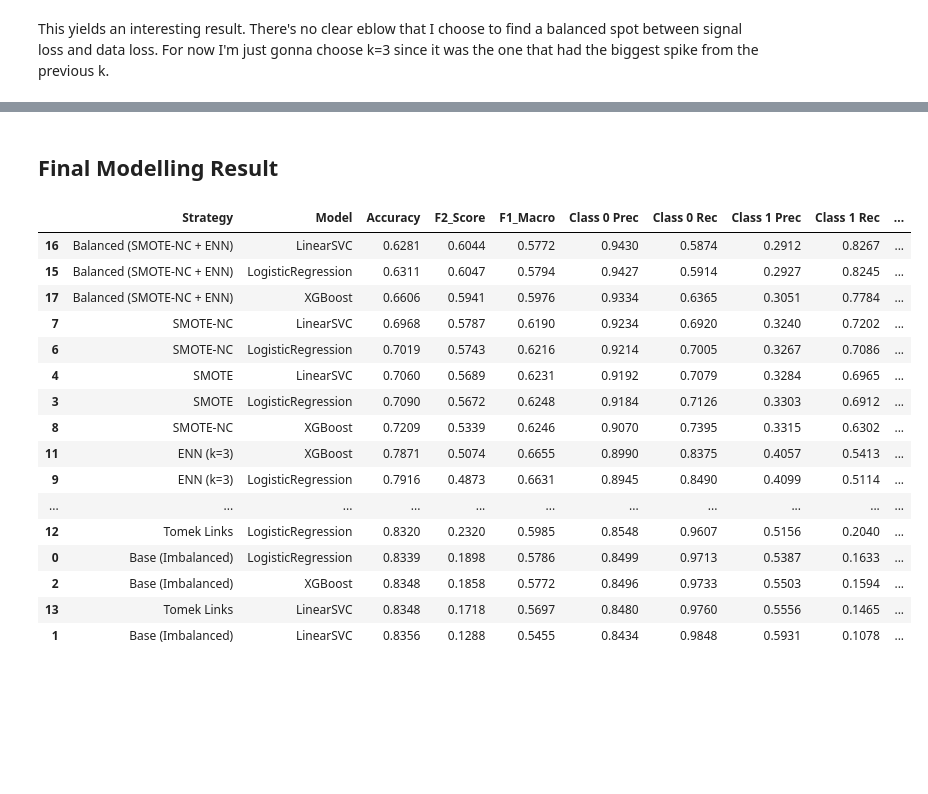
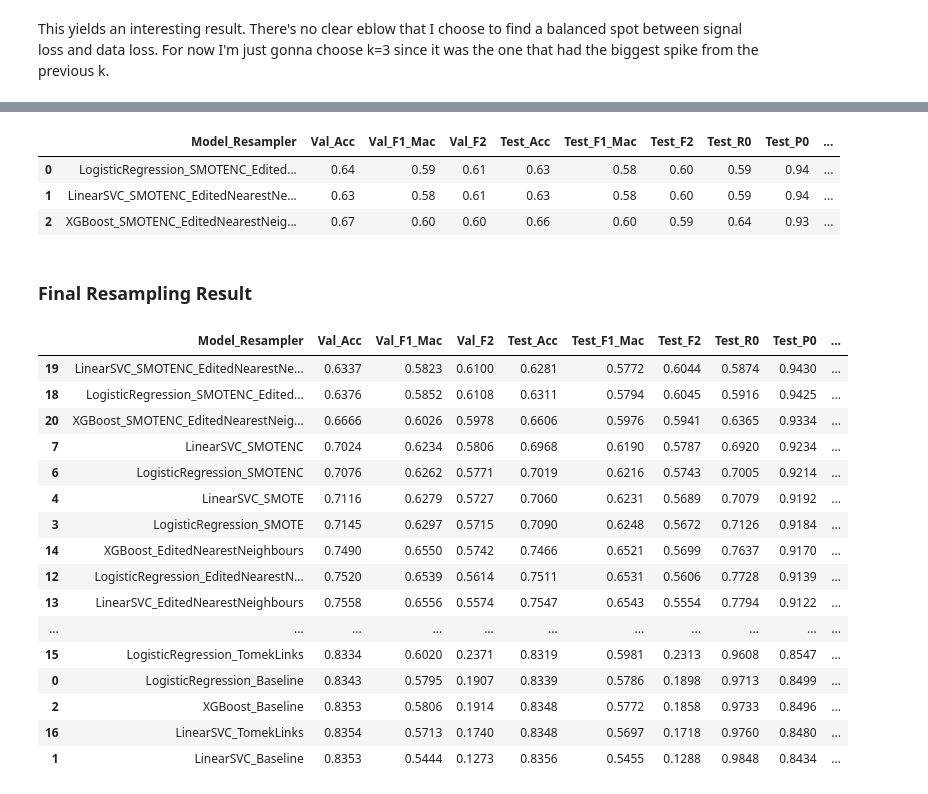
Before and after one commit to yukienjoyer7/Diabetes-Early-Diagnosis-BRFSS-2024, a Jupyter notebook: Modelling_Dion.ipynb, the cells around one changed output, grey strips where cells are left out. Cells and saved outputs as stored; diff of their text form; code cells hidden in the pictures; blank space fills up the shorter version.

```diff
--- a/Modelling_Dion.ipynb
+++ b/Modelling_Dion.ipynb
@@ -761,3 +740,7 @@ Name: count, dtype: int64
 # %%
-result_enn = train_and_evaluate(df_train_enn, df_test_fe)
+enn = EditedNearestNeighbours(n_neighbors=3, n_jobs=-1)
+
+resamplers = [enn]
+
+result_enn = train_and_evaluate(df_train_fe, df_test_fe, resamplers)
 # %% [output]
@@ -776,0 +757,6 @@ result_enn
+# %%
+enn = EditedNearestNeighbours(n_neighbors=5, n_jobs=-1)
+
+resamplers = [enn]
+
+result_enn_k5 = train_and_evaluate(df_train_fe, df_test_fe, resamplers)
@@ -805,4 +776,6 @@ Name: count, dtype: int64
 # %%
-result_tl = train_and_evaluate(df_train_tl, df_test_fe)
-result_tl
+tl = TomekLinks(sampling_strategy='majority', n_jobs=-1)
+
+resamplers = [tl]
+result_tl = train_and_evaluate(df_train_fe, df_test_fe, resamplers)
 # %% [output]
@@ -856,4 +798,11 @@ Name: count, dtype: int64
 # %%
-result_balanced = train_and_evaluate(df_train_balanced, df_test_fe)
-result_balanced
+excluded_features = ['_BMI5', 'MENTHLTH', 'DIABETE4']
+cat_features = [feature for feature in df_train_fe.columns if feature not in excluded_features]
+
+smotenc = SMOTENC(random_state=RANDOM_STATE, categorical_features=cat_features)
+
+enn = EditedNearestNeighbours(n_neighbors=3, sampling_strategy='all', n_jobs=-1)
+
+resamplers = [smotenc, enn]
+result_balanced = train_and_evaluate(df_train_fe, df_test_fe, resamplers)
 # %% [output]
@@ -870,37 +812,45 @@ Training XGBoost...
+# %%
+result_balanced
+# %% [output]
+|  | Model_Resampler | Val_Acc | Val_F1_Mac | Val_F2 | Test_Acc | Test_F1_Mac | Test_F2 | Test_R0 | Test_P0 | ... |
+| 0 | LogisticRegression_SMOTENC_Edited... | 0.64 | 0.59 | 0.61 | 0.63 | 0.58 | 0.60 | 0.59 | 0.94 | ... |
+| 1 | LinearSVC_SMOTENC_EditedNearestNe... | 0.63 | 0.58 | 0.61 | 0.63 | 0.58 | 0.60 | 0.59 | 0.94 | ... |
+| 2 | XGBoost_SMOTENC_EditedNearestNeig... | 0.67 | 0.60 | 0.60 | 0.66 | 0.60 | 0.59 | 0.64 | 0.93 | ... |
 # %% [markdown]
-## Final Modelling Result
+### Final Resampling Result
 # %%
 results = [
     result_base.assign(Strategy='Base (Imbalanced)'),
-    result_smote.assign(Strategy="SMOTE"),
-    result_smotenc.assign(Strategy='SMOTE-NC'),
+    results_smote.assign(Strategy="SMOTE"),
+    results_smotenc.assign(Strategy='SMOTE-NC'),
     result_enn.assign(Strategy='ENN (k=3)'),
+    result_enn_k5.assign(Strategy='ENN (k=5)'),
     result_tl.assign(Strategy='Tomek Links'),
     result_balanced.assign(Strategy='Balanced (SMOTE-NC + ENN)')
 ]
 
 df_comparison = pd.concat(results, ignore_index=True)
 
-cols = ['Strategy', 'Model', 'Accuracy','F2_Score', 'F1_Macro', 'Class 0 Prec', 'Class 0 Rec', 'Class 1 Prec', 'Class 1 Rec', 'Financial_Impact_USD']
-df_final = df_comparison[cols].sort_values(by=['Financial_Impact_USD'], ascending=False)
+df_final = df_comparison.sort_values(by=['Financial_Impact_USD'], ascending=False)
+df_final.to_csv('result_resample.csv')
 
 pd.options.display.float_format = '{:,.4f}'.format
 df_final
 # %% [output]
-|  | Strategy | Model | Accuracy | F2_Score | F1_Macro | Class 0 Prec | Class 0 Rec | Class 1 Prec | Class 1 Rec | ... |
-| 16 | Balanced (SMOTE-NC + ENN) | LinearSVC | 0.6281 | 0.6044 | 0.5772 | 0.9430 | 0.5874 | 0.2912 | 0.8267 | ... |
-| 15 | Balanced (SMOTE-NC + ENN) | LogisticRegression | 0.6311 | 0.6047 | 0.5794 | 0.9427 | 0.5914 | 0.2927 | 0.8245 | ... |
-| 17 | Balanced (SMOTE-NC + ENN) | XGBoost | 0.6606 | 0.5941 | 0.5976 | 0.9334 | 0.6365 | 0.3051 | 0.7784 | ... |
-| 7 | SMOTE-NC | LinearSVC | 0.6968 | 0.5787 | 0.6190 | 0.9234 | 0.6920 | 0.3240 | 0.7202 | ... |
-| 6 | SMOTE-NC | LogisticRegression | 0.7019 | 0.5743 | 0.6216 | 0.9214 | 0.7005 | 0.3267 | 0.7086 | ... |
-| 4 | SMOTE | LinearSVC | 0.7060 | 0.5689 | 0.6231 | 0.9192 | 0.7079 | 0.3284 | 0.6965 | ... |
-| 3 | SMOTE | LogisticRegression | 0.7090 | 0.5672 | 0.6248 | 0.9184 | 0.7126 | 0.3303 | 0.6912 | ... |
-| 8 | SMOTE-NC | XGBoost | 0.7209 | 0.5339 | 0.6246 | 0.9070 | 0.7395 | 0.3315 | 0.6302 | ... |
-| 11 | ENN (k=3) | XGBoost | 0.7871 | 0.5074 | 0.6655 | 0.8990 | 0.8375 | 0.4057 | 0.5413 | ... |
-| 9 | ENN (k=3) | LogisticRegression | 0.7916 | 0.4873 | 0.6631 | 0.8945 | 0.8490 | 0.4099 | 0.5114 | ... |
+|  | Model_Resampler | Val_Acc | Val_F1_Mac | Val_F2 | Test_Acc | Test_F1_Mac | Test_F2 | Test_R0 | Test_P0 | ... |
+| 19 | LinearSVC_SMOTENC_EditedNearestNe... | 0.6337 | 0.5823 | 0.6100 | 0.6281 | 0.5772 | 0.6044 | 0.5874 | 0.9430 | ... |
+| 18 | LogisticRegression_SMOTENC_Edited... | 0.6376 | 0.5852 | 0.6108 | 0.6311 | 0.5794 | 0.6045 | 0.5916 | 0.9425 | ... |
+| 20 | XGBoost_SMOTENC_EditedNearestNeig... | 0.6666 | 0.6026 | 0.5978 | 0.6606 | 0.5976 | 0.5941 | 0.6365 | 0.9334 | ... |
+| 7 | LinearSVC_SMOTENC | 0.7024 | 0.6234 | 0.5806 | 0.6968 | 0.6190 | 0.5787 | 0.6920 | 0.9234 | ... |
+| 6 | LogisticRegression_SMOTENC | 0.7076 | 0.6262 | 0.5771 | 0.7019 | 0.6216 | 0.5743 | 0.7005 | 0.9214 | ... |
+| 4 | LinearSVC_SMOTE | 0.7116 | 0.6279 | 0.5727 | 0.7060 | 0.6231 | 0.5689 | 0.7079 | 0.9192 | ... |
+| 3 | LogisticRegression_SMOTE | 0.7145 | 0.6297 | 0.5715 | 0.7090 | 0.6248 | 0.5672 | 0.7126 | 0.9184 | ... |
+| 14 | XGBoost_EditedNearestNeighbours | 0.7490 | 0.6550 | 0.5742 | 0.7466 | 0.6521 | 0.5699 | 0.7637 | 0.9170 | ... |
+| 12 | LogisticRegression_EditedNearestN... | 0.7520 | 0.6539 | 0.5614 | 0.7511 | 0.6531 | 0.5606 | 0.7728 | 0.9139 | ... |
+| 13 | LinearSVC_EditedNearestNeighbours | 0.7558 | 0.6556 | 0.5574 | 0.7547 | 0.6543 | 0.5554 | 0.7794 | 0.9122 | ... |
 | ... | ... | ... | ... | ... | ... | ... | ... | ... | ... | ... |
-| 12 | Tomek Links | LogisticRegression | 0.8320 | 0.2320 | 0.5985 | 0.8548 | 0.9607 | 0.5156 | 0.2040 | ... |
-| 0 | Base (Imbalanced) | LogisticRegression | 0.8339 | 0.1898 | 0.5786 | 0.8499 | 0.9713 | 0.5387 | 0.1633 | ... |
-| 2 | Base (Imbalanced) | XGBoost | 0.8348 | 0.1858 | 0.5772 | 0.8496 | 0.9733 | 0.5503 | 0.1594 | ... |
-| 13 | Tomek Links | LinearSVC | 0.8348 | 0.1718 | 0.5697 | 0.8480 | 0.9760 | 0.5556 | 0.1465 | ... |
-| 1 | Base (Imbalanced) | LinearSVC | 0.8356 | 0.1288 | 0.5455 | 0.8434 | 0.9848 | 0.5931 | 0.1078 | ... |
+| 15 | LogisticRegression_TomekLinks | 0.8334 | 0.6020 | 0.2371 | 0.8319 | 0.5981 | 0.2313 | 0.9608 | 0.8547 | ... |
+| 0 | LogisticRegression_Baseline | 0.8343 | 0.5795 | 0.1907 | 0.8339 | 0.5786 | 0.1898 | 0.9713 | 0.8499 | ... |
+| 2 | XGBoost_Baseline | 0.8353 | 0.5806 | 0.1914 | 0.8348 | 0.5772 | 0.1858 | 0.9733 | 0.8496 | ... |
+| 16 | LinearSVC_TomekLinks | 0.8354 | 0.5713 | 0.1740 | 0.8348 | 0.5697 | 0.1718 | 0.9760 | 0.8480 | ... |
+| 1 | LinearSVC_Baseline | 0.8353 | 0.5444 | 0.1273 | 0.8356 | 0.5455 | 0.1288 | 0.9848 | 0.8434 | ... |
```
Also changed, not shown: parts of 41 cells of this notebook.
